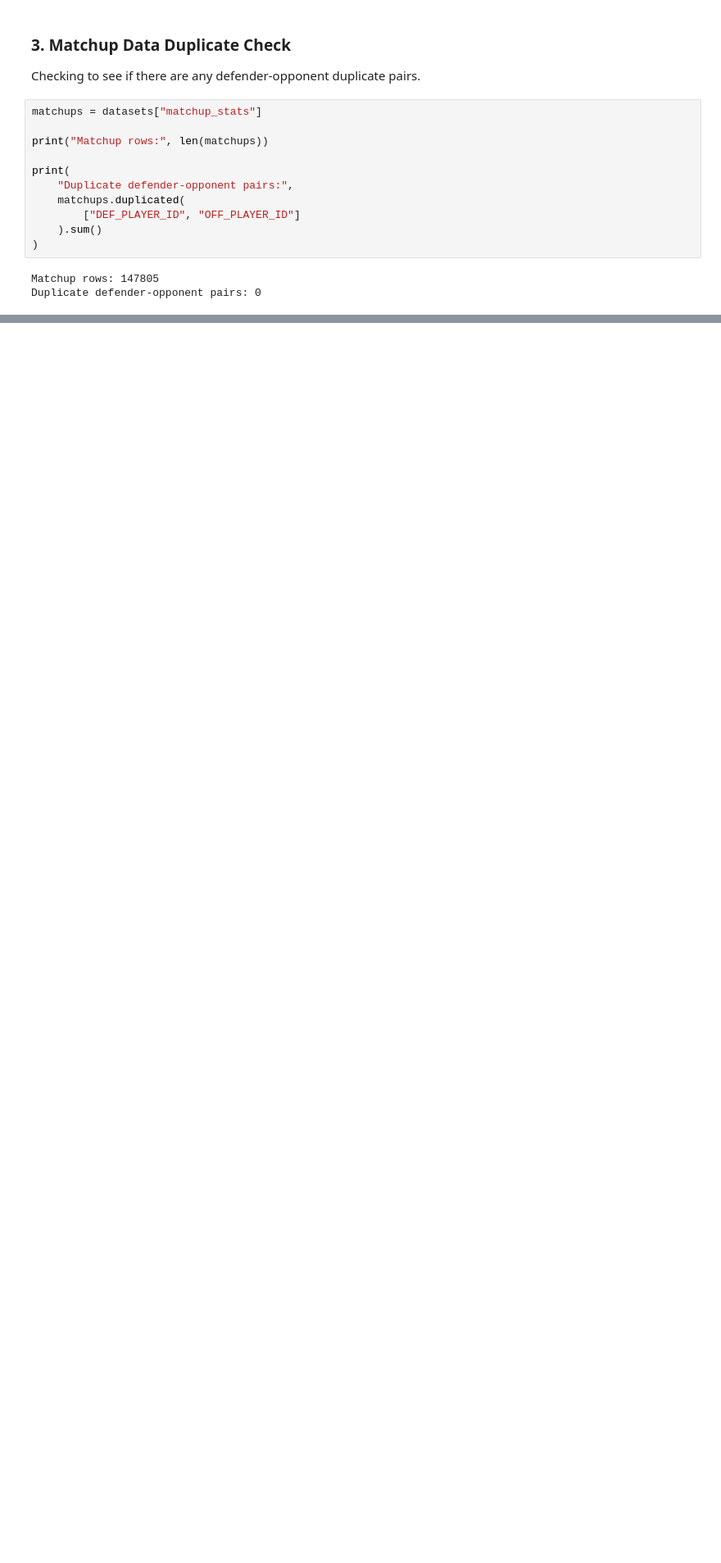
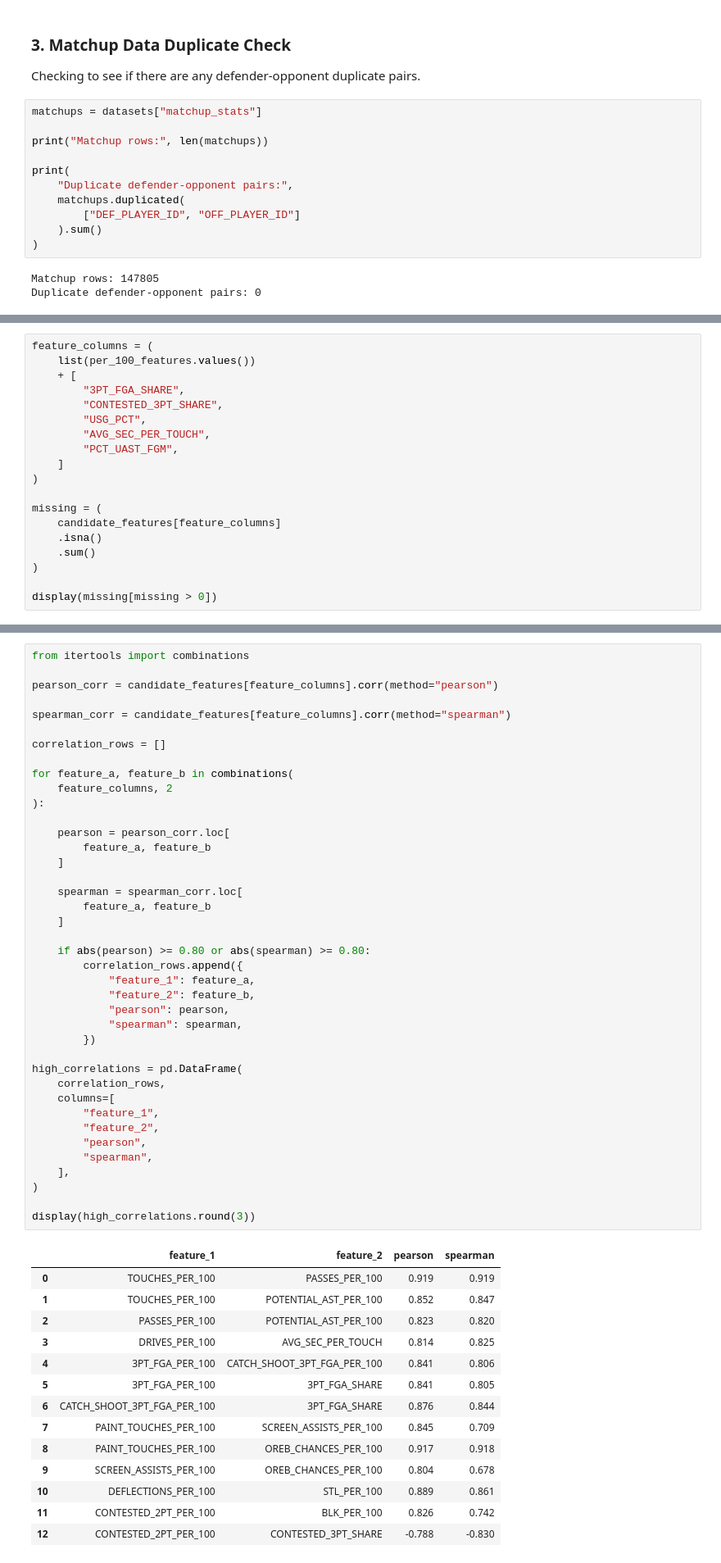
Before and after one commit to alex-abrego/nba-player-archetype-analysis, a Jupyter notebook: notebooks/02_feature_engineering.ipynb, the cells around one changed output, grey strips where cells are left out. Shown at 82% size. Cells and saved outputs as stored; diff of their text form; blank space fills up the shorter version.

Commit message:
feat: conducted correlation analysis for feature selection

```diff
--- a/notebooks/02_feature_engineering.ipynb
+++ b/notebooks/02_feature_engineering.ipynb
@@ -338,0 +402,19 @@ KeyError: 'MIN'
+# %%
+feature_columns = (
+    list(per_100_features.values())
+    + [
+        "3PT_FGA_SHARE",
+        "CONTESTED_3PT_SHARE",
+        "USG_PCT",
+        "AVG_SEC_PER_TOUCH",
+        "PCT_UAST_FGM",
+    ]
+)
+
+missing = (
+    candidate_features[feature_columns]
+    .isna()
+    .sum()
+)
+
+display(missing[missing > 0])
@@ -338,0 +560,55 @@ KeyError: 'MIN'
+# %%
+from itertools import combinations
+
+pearson_corr = candidate_features[feature_columns].corr(method="pearson")
+
+spearman_corr = candidate_features[feature_columns].corr(method="spearman")
+
+correlation_rows = []
+
+for feature_a, feature_b in combinations(
+    feature_columns, 2
+):
+
+    pearson = pearson_corr.loc[
+        feature_a, feature_b
+    ]
+
+    spearman = spearman_corr.loc[
+        feature_a, feature_b
+    ]
+
+    if abs(pearson) >= 0.80 or abs(spearman) >= 0.80:
+        correlation_rows.append({
+            "feature_1": feature_a,
+            "feature_2": feature_b,
+            "pearson": pearson,
+            "spearman": spearman,
+        })
+
+high_correlations = pd.DataFrame(
+    correlation_rows,
+    columns=[
+        "feature_1",
+        "feature_2",
+        "pearson",
+        "spearman",
+    ],
+)
+
+display(high_correlations.round(3))
+# %% [output]
+|  | feature_1 | feature_2 | pearson | spearman |
+| 0 | TOUCHES_PER_100 | PASSES_PER_100 | 0.919 | 0.919 |
+| 1 | TOUCHES_PER_100 | POTENTIAL_AST_PER_100 | 0.852 | 0.847 |
+| 2 | PASSES_PER_100 | POTENTIAL_AST_PER_100 | 0.823 | 0.820 |
+| 3 | DRIVES_PER_100 | AVG_SEC_PER_TOUCH | 0.814 | 0.825 |
+| 4 | 3PT_FGA_PER_100 | CATCH_SHOOT_3PT_FGA_PER_100 | 0.841 | 0.806 |
+| 5 | 3PT_FGA_PER_100 | 3PT_FGA_SHARE | 0.841 | 0.805 |
+| 6 | CATCH_SHOOT_3PT_FGA_PER_100 | 3PT_FGA_SHARE | 0.876 | 0.844 |
+| 7 | PAINT_TOUCHES_PER_100 | SCREEN_ASSISTS_PER_100 | 0.845 | 0.709 |
+| 8 | PAINT_TOUCHES_PER_100 | OREB_CHANCES_PER_100 | 0.917 | 0.918 |
+| 9 | SCREEN_ASSISTS_PER_100 | OREB_CHANCES_PER_100 | 0.804 | 0.678 |
+| 10 | DEFLECTIONS_PER_100 | STL_PER_100 | 0.889 | 0.861 |
+| 11 | CONTESTED_2PT_PER_100 | BLK_PER_100 | 0.826 | 0.742 |
+| 12 | CONTESTED_2PT_PER_100 | CONTESTED_3PT_SHARE | -0.788 | -0.830 |
```
Also changed, not shown: parts of 17 cells of this notebook, 2 other files.
